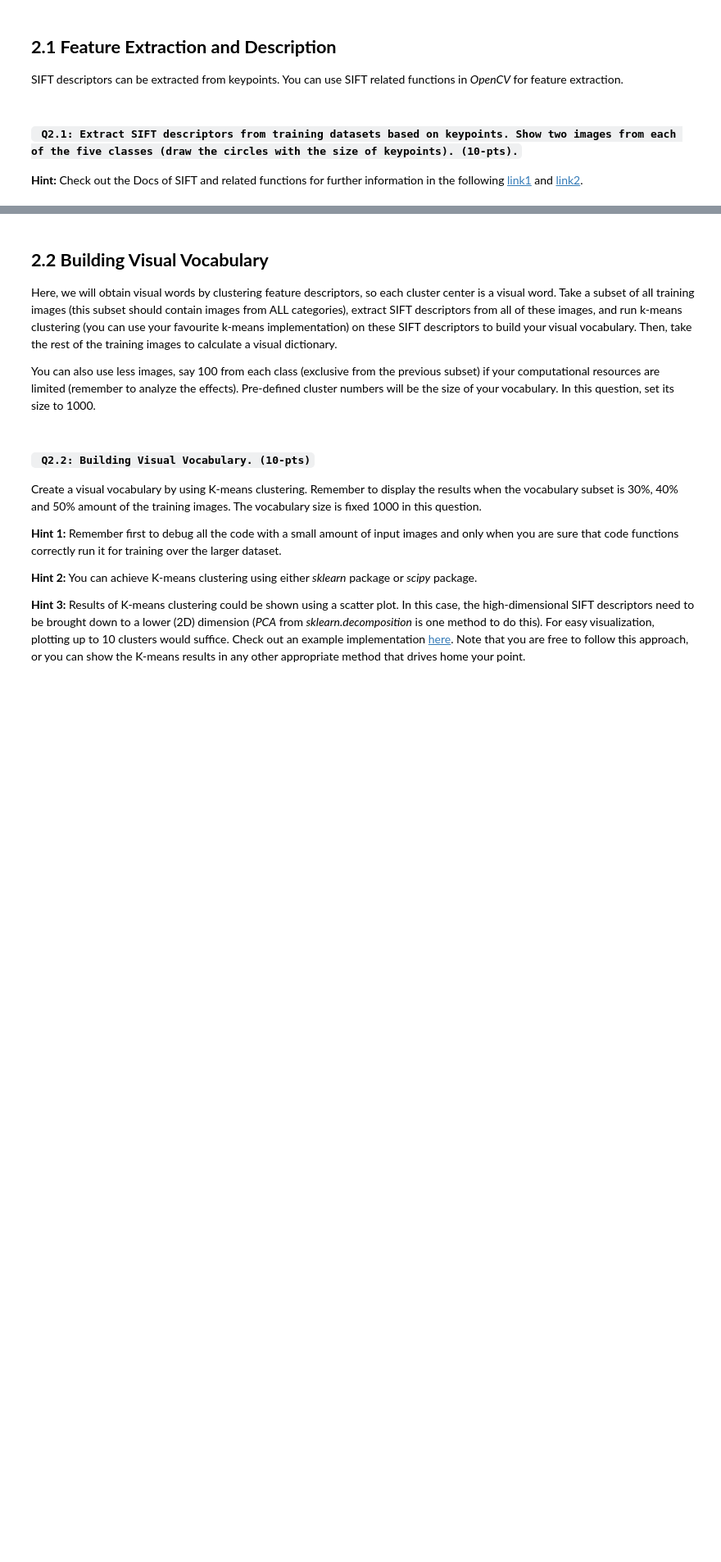
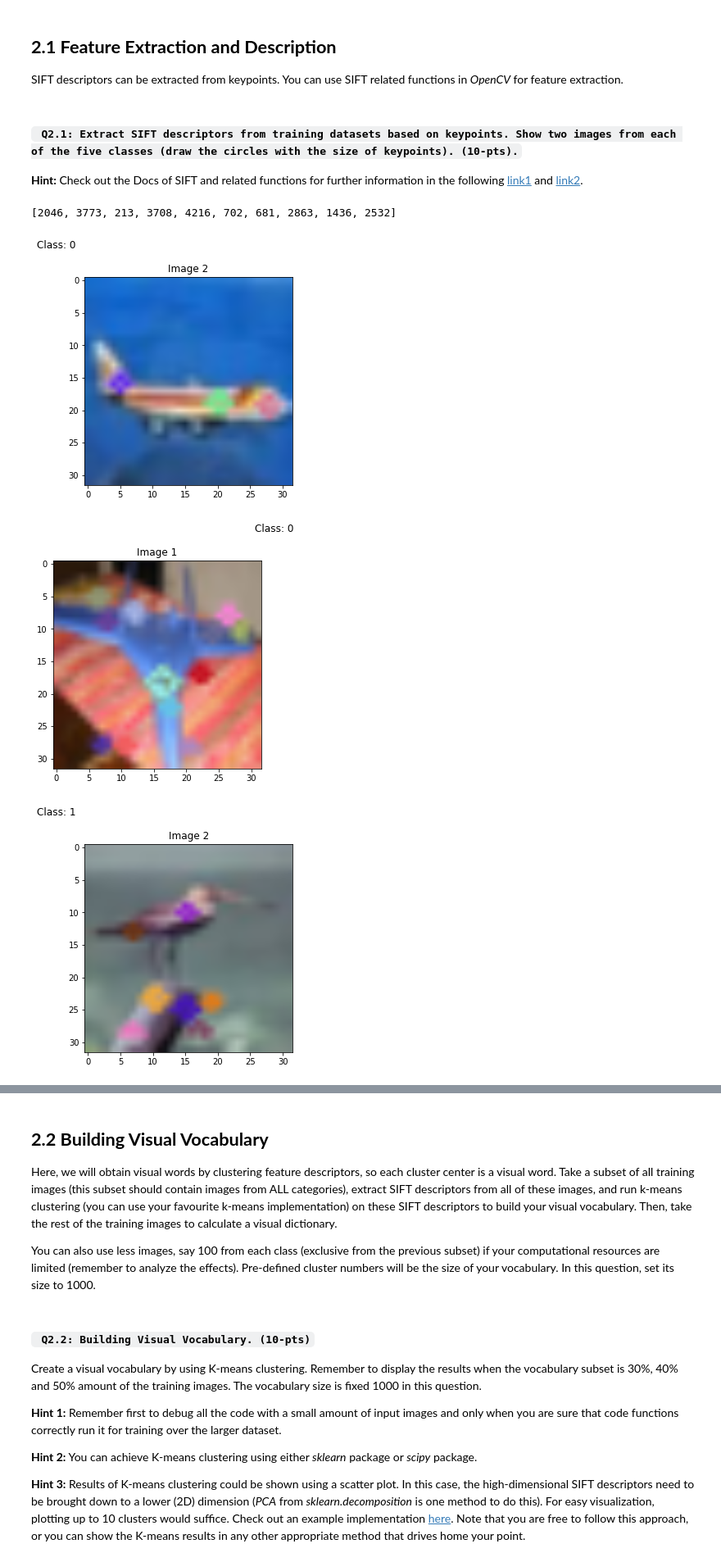
Before and after one commit to dgcnz/uva-cv1-lab5, a Jupyter notebook: notebooks/CV1 Final Lab Pt1.ipynb, the cells around one changed output, grey strips where cells are left out. Shown at 82% size. Drawn from its saved outputs; the diff is of its cells as text; code cells hidden in the pictures; blank space fills up the shorter version.

```diff
--- a/notebooks/CV1 Final Lab Pt1.ipynb
+++ b/notebooks/CV1 Final Lab Pt1.ipynb
@@ -131,0 +155,41 @@ Check out the Docs of SIFT and related functions for further information in the
+# %%
+num_classes = 5
+class_indices = {class_label: [] for class_label in range(num_classes)}
+for class_label in range(num_classes):
+    indices = np.where(training_label == class_label)[0]
+    class_indices[class_label] = indices
+selected_indices = []
+
+for class_label in range(num_classes):
+    random_indices = np.random.choice(class_indices[class_label], 2, replace=False)
+    selected_indices.extend(random_indices)
+
+print(selected_indices)
+# %% [output]
+[2046, 3773, 213, 3708, 4216, 702, 681, 2863, 1436, 2532]
+# %%
+sift = cv2.xfeatures2d.SIFT_create()
+
+for i, index in enumerate(selected_indices):
+    image = training_data[index]
+    class_label = training_label[index]
+    keypoints, descriptors = sift.detectAndCompute(image, None)
+    image_with_keypoints = cv2.drawKeypoints(image, keypoints, None)
+
+    plt.figure(figsize=(10, 5))
+    plt.suptitle(f"Class: {class_label}")
+    keypoints, descriptors = sift.detectAndCompute(image, None)
+    image_with_keypoints = cv2.drawKeypoints(
+        image, keypoints, outImage=None, flags=cv2.DRAW_MATCHES_FLAGS_DRAW_RICH_KEYPOINTS
+    )
+    plt.subplot(1, 2, (i + 1) % 2 + 1)
+    # Resize using bilinear interpolation
+    # new_size = (2048, 2048)
+    # image_with_keypoints = cv2.resize(image_with_keypoints, new_size, interpolation=cv2.INTER_LINEAR)
+    plt.imshow(image_with_keypoints, cmap="gray", interpolation="bilinear")
+    plt.title(f"Image {(i + 1)%2+1}")
+    plt.show()
+# %% [output]
+[figure, added]
+[figure, added]
+[figure, added]
```
Also changed, not shown: parts of 55 cells of this notebook, 1 other file.
